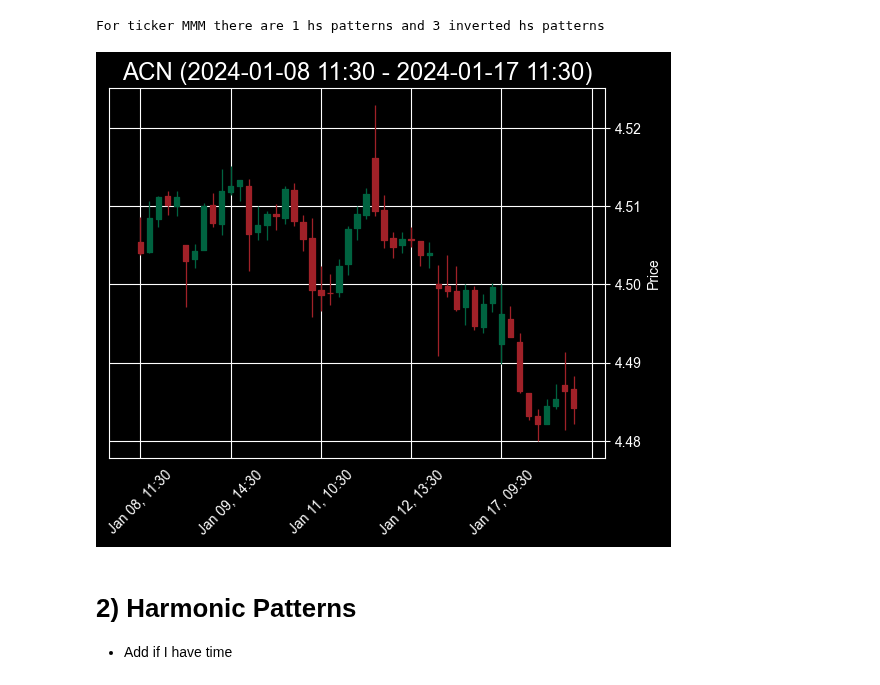
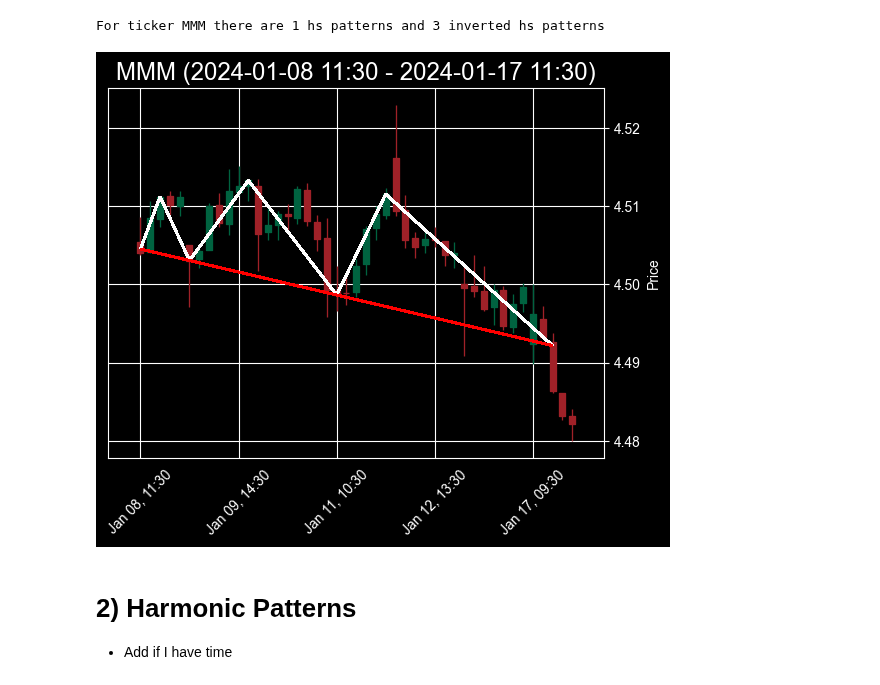
Before and after one commit to tcarlucc/machine-learning-final, a Jupyter notebook: reversal_patterns.ipynb, the cells around one changed output. Cells and saved outputs as stored; diff of their text form; code cells hidden in the pictures.

```diff
--- a/reversal_patterns.ipynb
+++ b/reversal_patterns.ipynb
@@ -213,26 +213,11 @@ For ticker MMM there are 1 hs patterns and 3 inverted hs patterns
 # %%
 # Select the data from the dataframe using the ticker name as a key
 # Get the hs pattern
 candle_data = l_yf_top500_norm['MMM'][0]
 pat = l_yf_top500_norm['MMM'][1][0]
-# plot_hs(data, 'MMM', pat, 2)
+plot_hs(candle_data, 'MMM', pat, 2)
+# %% [output]
+[figure, added]
-# %%
-pad = 6
-idx = candle_data.index
-data = candle_data.iloc[pat.start_i:pat.break_i + 1 + pad]
-
-plt.style.use('dark_background')
-fig = plt.gcf()
-ax = fig.gca()
-
-mpf.plot(data, type='candle', style='charles', ax=ax)
-
-plt.title(
-    f"{ticker} ({idx[pat.start_i].strftime('%Y-%m-%d %H:%M')} - {idx[pat.break_i].strftime('%Y-%m-%d %H:%M')})",
-    color='white', fontsize='xx-large')
-plt.show()
-# %% [output]
-[figure, removed]
 # %% [markdown]
 # 2) Harmonic Patterns
 - Add if I have time
```
